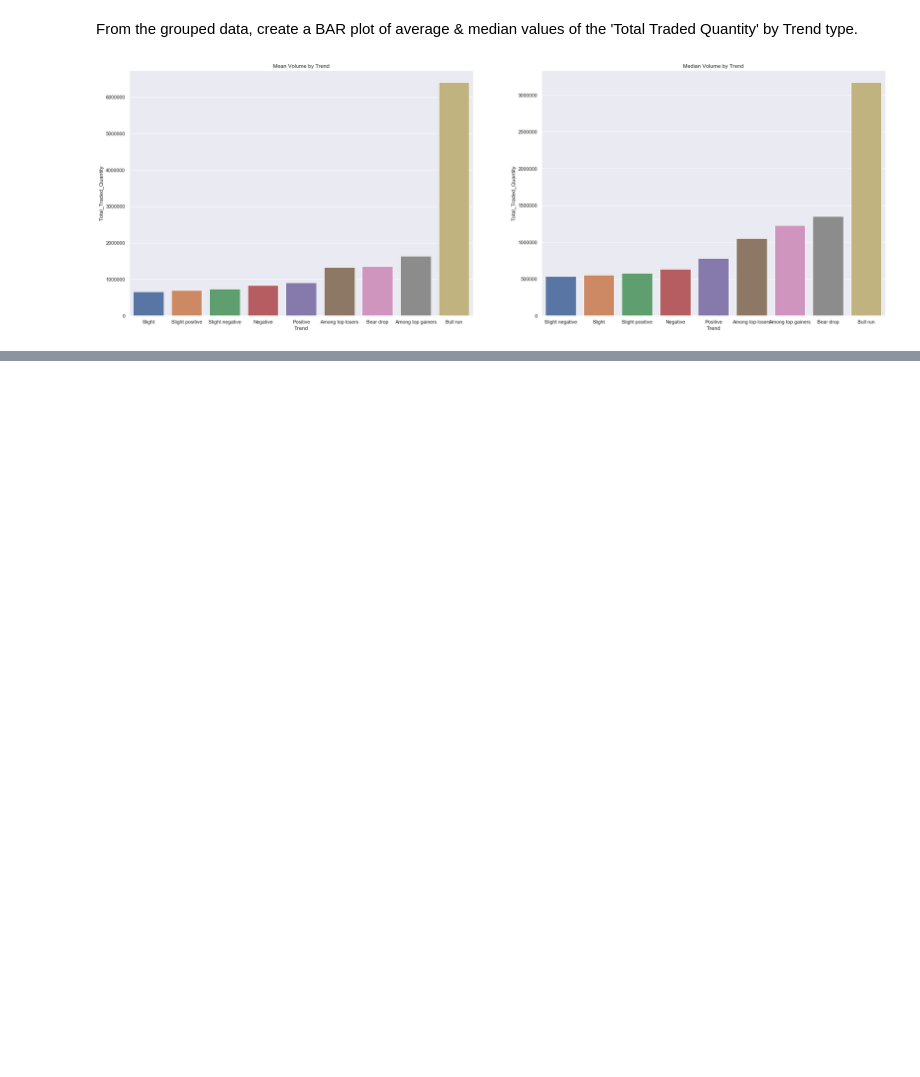
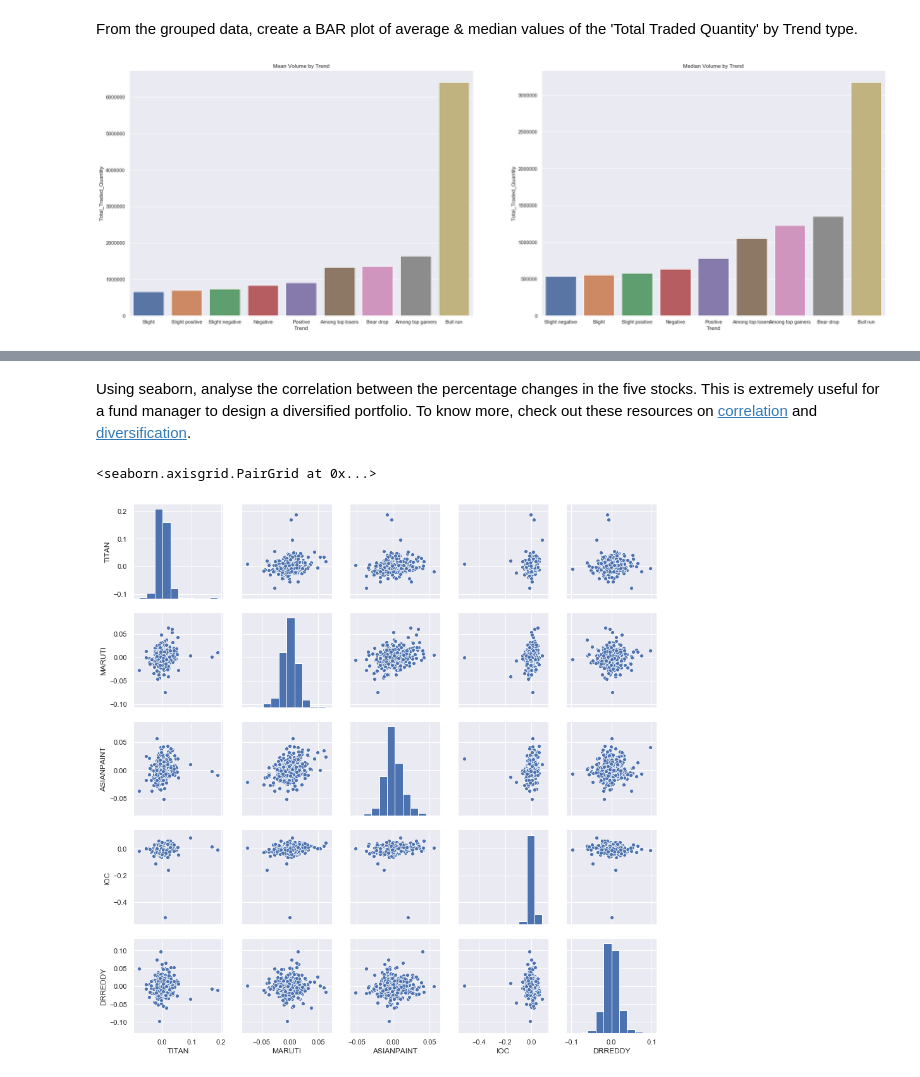
Before and after one commit to JamesMcGuigan/aspiration-ai-internship, a Jupyter notebook: python3/module_2/module_2.ipynb, the cells around one changed output, grey strips where cells are left out. Drawn from its saved outputs; the diff is of its cells as text; code cells hidden in the pictures; blank space fills up the shorter version.

```diff
--- a/python3/module_2/module_2.ipynb
+++ b/python3/module_2/module_2.ipynb
@@ -186,0 +201,4 @@ sns.barplot(ax=axes[1], x='Trend', y='Total_Traded_Quantity', data=volume_by_tre
+# %%
+filenames = glob2.glob("../../data_output/module_1/typescript/stocks/Large_Cap/*.csv")[0:5]
+filenames = { re.sub('.*/([A-Z]+)\.csv', '\\1', filename): filename for filename in filenames }
+filenames
@@ -186,0 +211,14 @@ sns.barplot(ax=axes[1], x='Trend', y='Total_Traded_Quantity', data=volume_by_tre
+# %%
+def read_csv( filename ):
+    dataframe = pd.read_csv(filename, parse_dates=['Date'])
+    dataframe = dataframe[ dataframe['Series'] == 'EQ' ]
+    dataframe.set_index('Date', inplace=True, drop=False)
+    return dataframe
+
+dataframes = { title: read_csv( filename ) for (title,filename) in filenames.items() }
+# %%
+correlation_df = pd.DataFrame(columns=dataframes.keys())
+for (title,dataframe) in dataframes.items():
+    correlation_df[title] = dataframe['Close_Price']
+
+correlation_df.head()
@@ -186,0 +235,3 @@ sns.barplot(ax=axes[1], x='Trend', y='Total_Traded_Quantity', data=volume_by_tre
+# %%
+correlation_df_pct = correlation_df.pct_change().dropna()
+correlation_df_pct.head()
@@ -186,0 +246,7 @@ sns.barplot(ax=axes[1], x='Trend', y='Total_Traded_Quantity', data=volume_by_tre
+# %% [markdown]
+Using seaborn, analyse the correlation between the percentage changes in the five stocks. This is extremely useful for a fund manager to design a diversified portfolio. To know more, check out these resources on [correlation](https://www.investopedia.com/terms/c/correlation.asp) and [diversification](https://www.investopedia.com/terms/d/diversification.asp).
+# %%
+sns.pairplot(correlation_df_pct)
+# %% [output]
+<seaborn.axisgrid.PairGrid at 0x...>
+[figure, added]
```
Also changed, not shown: parts of 10 cells of this notebook.
